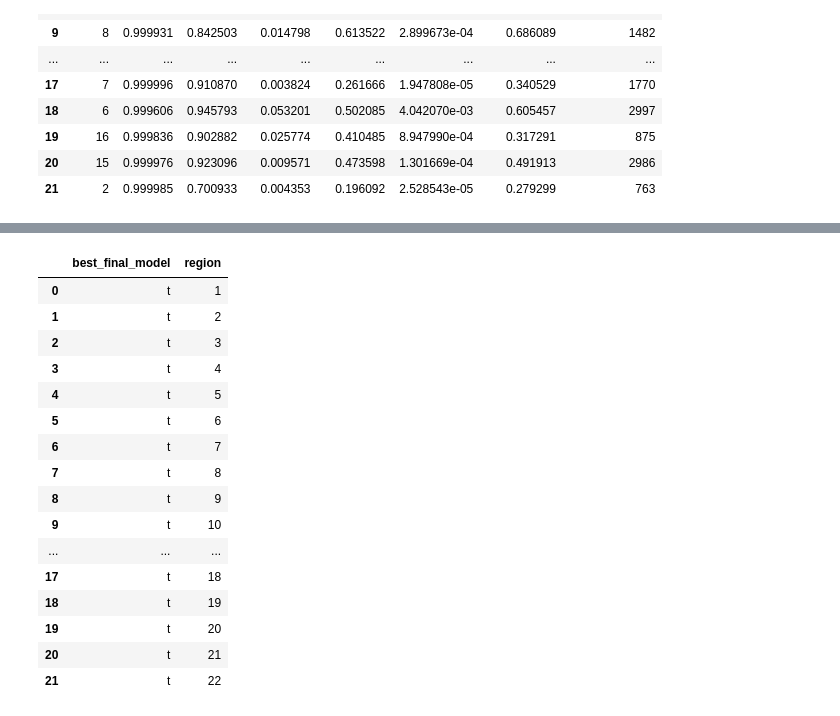
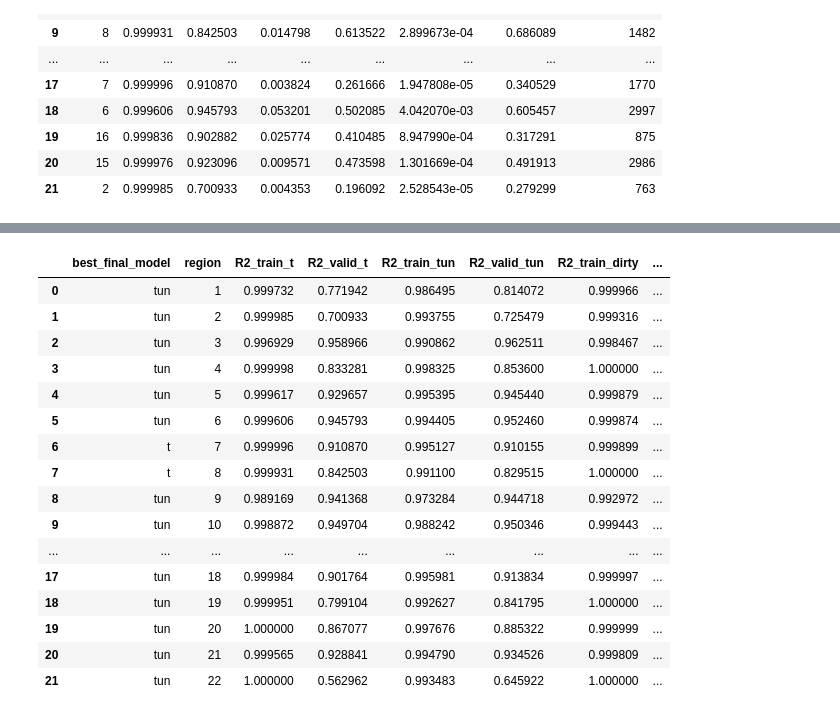
Before and after one commit to heritaco/Empilement-Tobit-CatBoost-et-interpolation-laplacienne-spatio-temporelle-pour-l-IBD-EQR, a Jupyter notebook: notebooks/06_cb_regression/elegir_datos.ipynb, the cells around one changed output, grey strips where cells are left out. Drawn from its saved outputs; the diff is of its cells as text; code cells hidden in the pictures.

```diff
--- a/notebooks/06_cb_regression/elegir_datos.ipynb
+++ b/notebooks/06_cb_regression/elegir_datos.ipynb
@@ -9,6 +9,8 @@ dfs = {}
 
 # read 03_CLEAN_COMPLETE_DF.parquet
 sites = pd.read_parquet(os.path.join(path, "dep_codes.parquet"))
+# %%
+pd.set_option('display.max_columns', None)
 # %%
 
 
@@ -37,6 +39,7 @@ ranges
 t = pd.read_csv('metricts_t.csv')
 epm = pd.read_csv('metricts_epm.csv')
 dirty = pd.read_csv('metricts_dirty.csv')
+tuneado = pd.read_csv('metrics_tuneado.csv')
 # %%
 t
 # %% [output]
@@ -73,6 +76,7 @@ def add_gap(df: pd.DataFrame) -> pd.DataFrame:
 t_gap     = add_gap(t)
 epm_gap   = add_gap(epm)
 dirty_gap = add_gap(dirty)
+tun_gap   = add_gap(tuneado)
 
 # --- 2) renombrar todas las columnas excepto el id ('region') con sufijos t, epm, dirty ---
 def with_suffix(df: pd.DataFrame, suf: str) -> pd.DataFrame:
@@ -82,9 +86,10 @@ def with_suffix(df: pd.DataFrame, suf: str) -> pd.DataFrame:
 t_s     = with_suffix(t_gap, "t")
 epm_s   = with_suffix(epm_gap, "epm")
 dirty_s = with_suffix(dirty_gap, "dirty")
+tun_s   =  with_suffix(tun_gap, "tun" )
 
 # --- 3) merge de los 3 por 'region' ---
-merged = reduce(lambda l, r: pd.merge(l, r, on="region", how="outer"), [t_s, epm_s, dirty_s])
+merged = reduce(lambda l, r: pd.merge(l, r, on="region", how="outer"), [t_s, epm_s, dirty_s, tun_s])
 
 # --- 4) columnas resumen: quién tiene menor gap, mayor R2_train y mayor R2_valid ---
 # (maneja empates concatenando con '+')
@@ -155,23 +171,23 @@ merged["best_final_model"] = merged.apply(choose_best_balanced, axis=1)
 # %%
-merged[["best_final_model",'region' ]]
+merged[["best_final_model",'region', 'R2_train_t', 'R2_valid_t', 'R2_train_tun', 'R2_valid_tun' , 'R2_train_dirty', 'R2_valid_dirty' ]]
 # %% [output]
-|  | best_final_model | region |
-| 0 | t | 1 |
-| 1 | t | 2 |
-| 2 | t | 3 |
-| 3 | t | 4 |
-| 4 | t | 5 |
-| 5 | t | 6 |
-| 6 | t | 7 |
-| 7 | t | 8 |
-| 8 | t | 9 |
-| 9 | t | 10 |
-| ... | ... | ... |
-| 17 | t | 18 |
-| 18 | t | 19 |
-| 19 | t | 20 |
-| 20 | t | 21 |
-| 21 | t | 22 |
+|  | best_final_model | region | R2_train_t | R2_valid_t | R2_train_tun | R2_valid_tun | R2_train_dirty | ... |
+| 0 | tun | 1 | 0.999732 | 0.771942 | 0.986495 | 0.814072 | 0.999966 | ... |
+| 1 | tun | 2 | 0.999985 | 0.700933 | 0.993755 | 0.725479 | 0.999316 | ... |
+| 2 | tun | 3 | 0.996929 | 0.958966 | 0.990862 | 0.962511 | 0.998467 | ... |
+| 3 | tun | 4 | 0.999998 | 0.833281 | 0.998325 | 0.853600 | 1.000000 | ... |
+| 4 | tun | 5 | 0.999617 | 0.929657 | 0.995395 | 0.945440 | 0.999879 | ... |
+| 5 | tun | 6 | 0.999606 | 0.945793 | 0.994405 | 0.952460 | 0.999874 | ... |
+| 6 | t | 7 | 0.999996 | 0.910870 | 0.995127 | 0.910155 | 0.999899 | ... |
+| 7 | t | 8 | 0.999931 | 0.842503 | 0.991100 | 0.829515 | 1.000000 | ... |
+| 8 | tun | 9 | 0.989169 | 0.941368 | 0.973284 | 0.944718 | 0.992972 | ... |
+| 9 | tun | 10 | 0.998872 | 0.949704 | 0.988242 | 0.950346 | 0.999443 | ... |
+| ... | ... | ... | ... | ... | ... | ... | ... | ... |
+| 17 | tun | 18 | 0.999984 | 0.901764 | 0.995981 | 0.913834 | 0.999997 | ... |
+| 18 | tun | 19 | 0.999951 | 0.799104 | 0.992627 | 0.841795 | 1.000000 | ... |
+| 19 | tun | 20 | 1.000000 | 0.867077 | 0.997676 | 0.885322 | 0.999999 | ... |
+| 20 | tun | 21 | 0.999565 | 0.928841 | 0.994790 | 0.934526 | 0.999809 | ... |
+| 21 | tun | 22 | 1.000000 | 0.562962 | 0.993483 | 0.645922 | 1.000000 | ... |
 # %%
 t_p = pd.read_csv('predicciones_t.csv')
 epm_p = pd.read_csv('predicciones_epm.csv')
```
Also changed, not shown: parts of 5 cells of this notebook, 14 other files.
